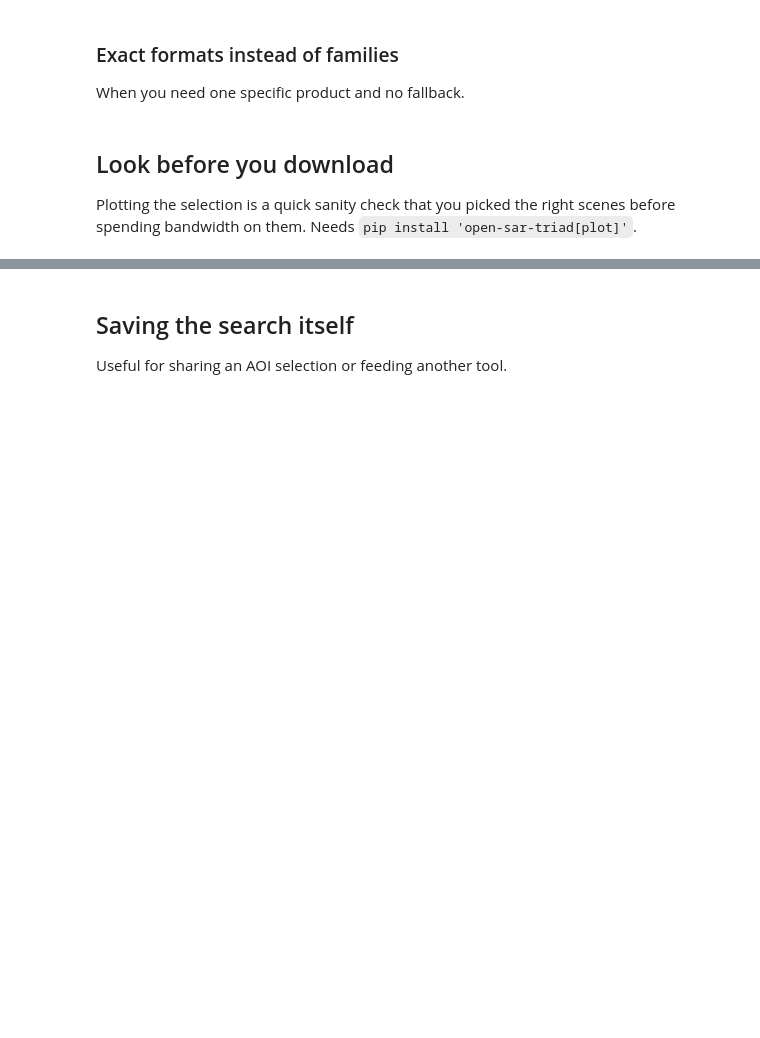
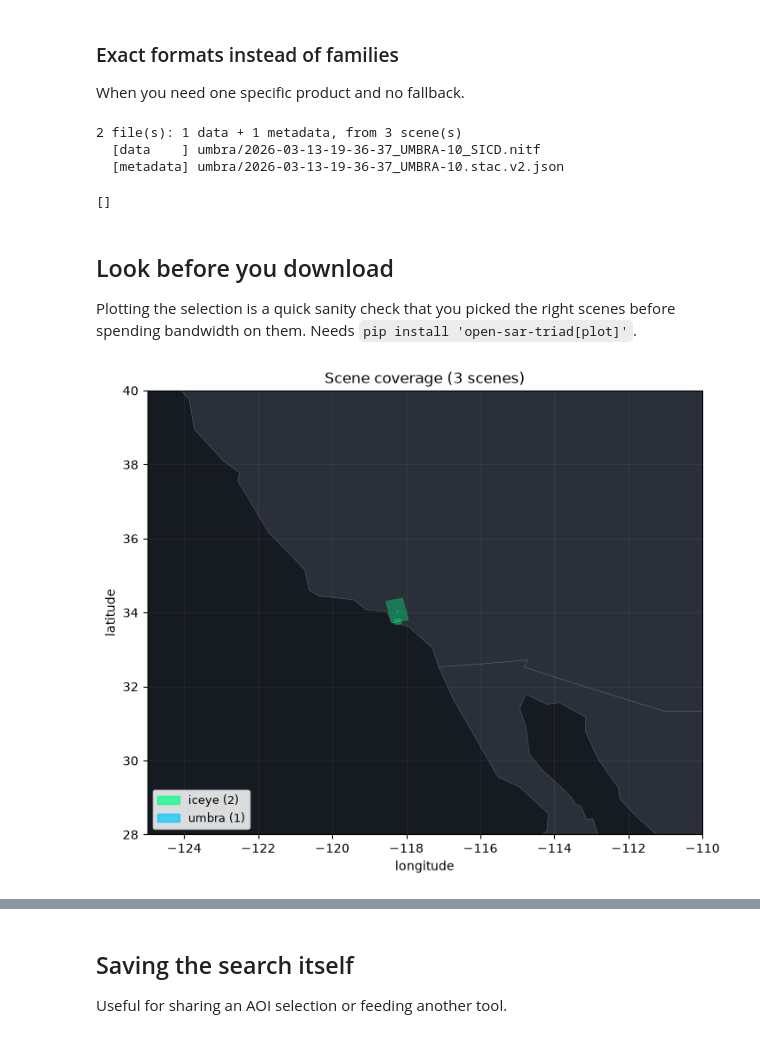
Before and after one commit to pmuguda/open-sar-triad, a Jupyter notebook: notebooks/02_search_and_download.ipynb, the cells around one changed output, grey strips where cells are left out. Drawn from its saved outputs; the diff is of its cells as text; code cells hidden in the pictures; blank space fills up the shorter version.

```diff
--- a/notebooks/02_search_and_download.ipynb
+++ b/notebooks/02_search_and_download.ipynb
@@ -17,7 +19,7 @@ cat
 
 Start broad, then add filters. Each is optional.
 # %%
-aoi = (72.8, 18.9, 73.1, 19.3)   # Mumbai
+aoi = (-118.7, 33.7, -117.6, 34.3)   # Los Angeles
 
 broad = cat.search(bbox=aoi)
 print('all time           :', len(broad))
@@ -102,6 +151,11 @@ and are only renamed on success, and one failed asset does not abort the batch.
 When you need one specific product and no fallback.
 # %%
 picks.download('data/', formats=['SICD'], dry_run=True)
+# %% [output]
+2 file(s): 1 data + 1 metadata, from 3 scene(s)
+  [data    ] umbra/2026-03-13-19-36-37_UMBRA-10_SICD.nitf
+  [metadata] umbra/2026-03-13-19-36-37_UMBRA-10.stac.v2.json
+[]
 # %% [markdown]
 ## Look before you download
 
@@ -110,9 +164,11 @@ before spending bandwidth on them. Needs `pip install 'open-sar-triad[plot]'`.
 # %%
 %matplotlib inline
 import matplotlib.pyplot as plt
 
-picks.plot_coverage(bbox=(65, 12, 80, 26), footprints=True)
+picks.plot_coverage(bbox=(-125, 28, -110, 40), footprints=True)
 plt.show()
+# %% [output]
+[figure, added]
 # %%
 # A single scene, with enough surrounding geography to place it
 picks[0].plot_footprint(pad=8)
```
Also changed, not shown: parts of 8 cells of this notebook, 3 other files.
